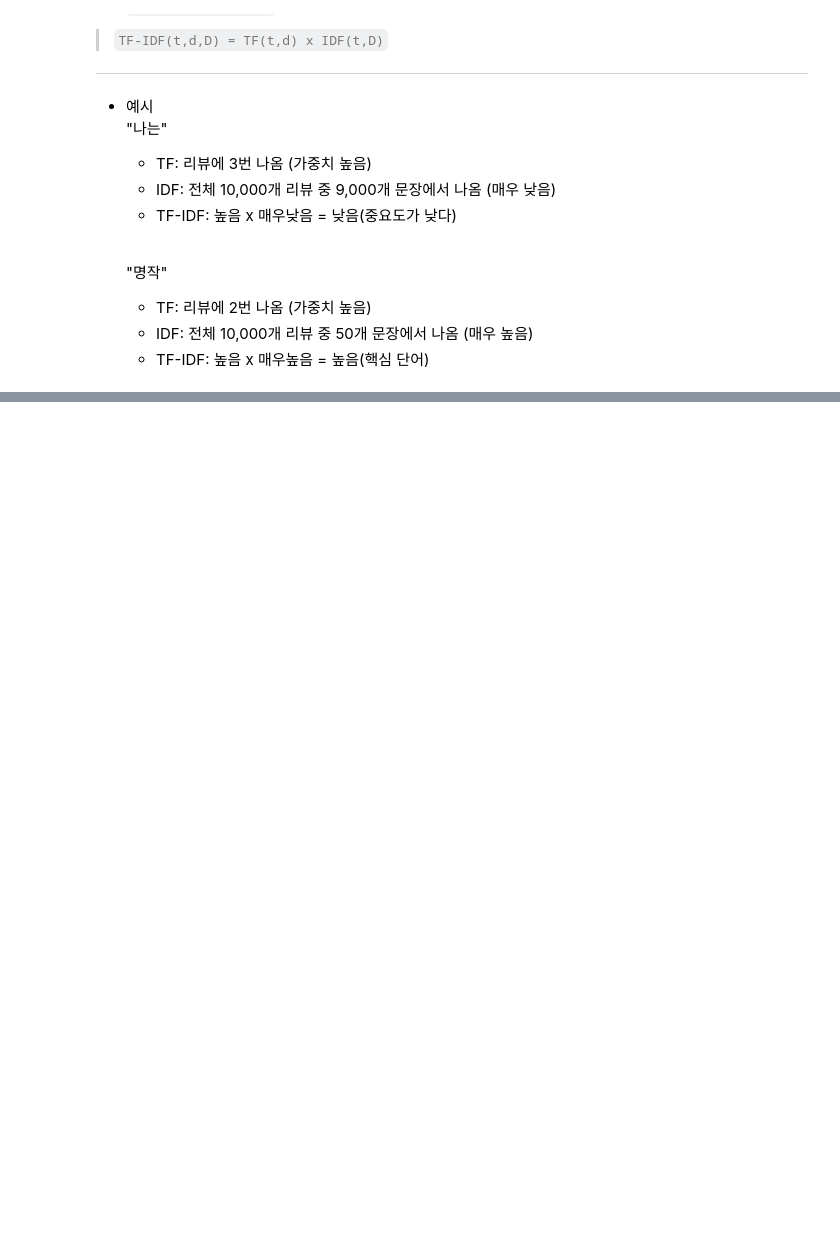
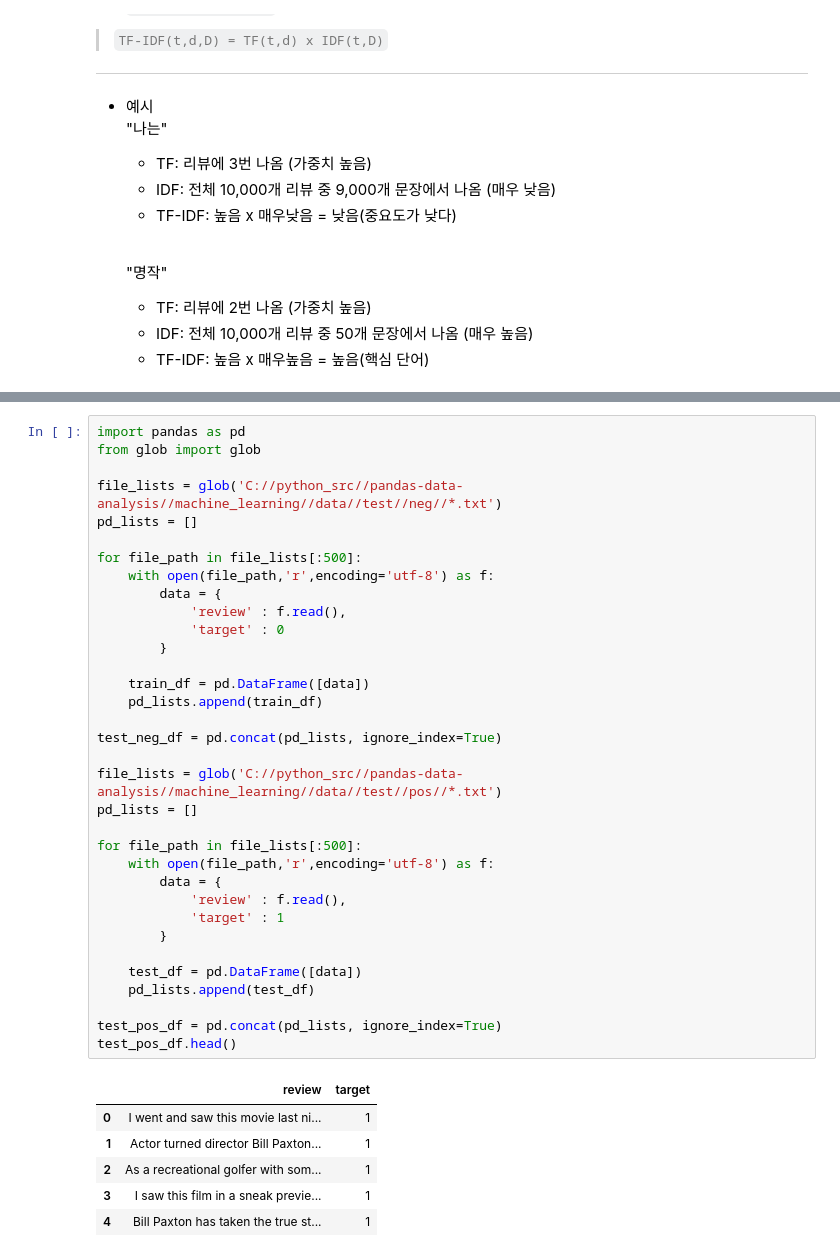
Before and after one commit to newhione/practice, a Jupyter notebook: pandas-data-analysis/machine_learning/movie_review.ipynb, the cells around one changed output, grey strips where cells are left out. Cells and saved outputs as stored; diff of their text form; blank space fills up the shorter version.

```diff
--- a/pandas-data-analysis/machine_learning/movie_review.ipynb
+++ b/pandas-data-analysis/machine_learning/movie_review.ipynb
@@ -134,0 +233,41 @@ print('fdd')
+# %%
+import pandas as pd
+from glob import glob
+
+file_lists = glob('C://python_src//pandas-data-analysis//machine_learning//data//test//neg//*.txt')
+pd_lists = []
+
+for file_path in file_lists[:500]:
+    with open(file_path,'r',encoding='utf-8') as f:
+        data = {
+            'review' : f.read(),
+            'target' : 0
+        }
+
+    train_df = pd.DataFrame([data])
+    pd_lists.append(train_df)
+
+test_neg_df = pd.concat(pd_lists, ignore_index=True)
+
+file_lists = glob('C://python_src//pandas-data-analysis//machine_learning//data//test//pos//*.txt')
+pd_lists = []
+
+for file_path in file_lists[:500]:
+    with open(file_path,'r',encoding='utf-8') as f:
+        data = {
+            'review' : f.read(),
+            'target' : 1
+        }
+
+    test_df = pd.DataFrame([data])
+    pd_lists.append(test_df)
+
+test_pos_df = pd.concat(pd_lists, ignore_index=True)
+test_pos_df.head()
+# %% [output]
+|  | review | target |
+| 0 | I went and saw this movie last ni... | 1 |
+| 1 | Actor turned director Bill Paxton... | 1 |
+| 2 | As a recreational golfer with som... | 1 |
+| 3 | I saw this film in a sneak previe... | 1 |
+| 4 | Bill Paxton has taken the true st... | 1 |
```
Also changed, not shown: parts of 27 cells of this notebook, 1 other file.
